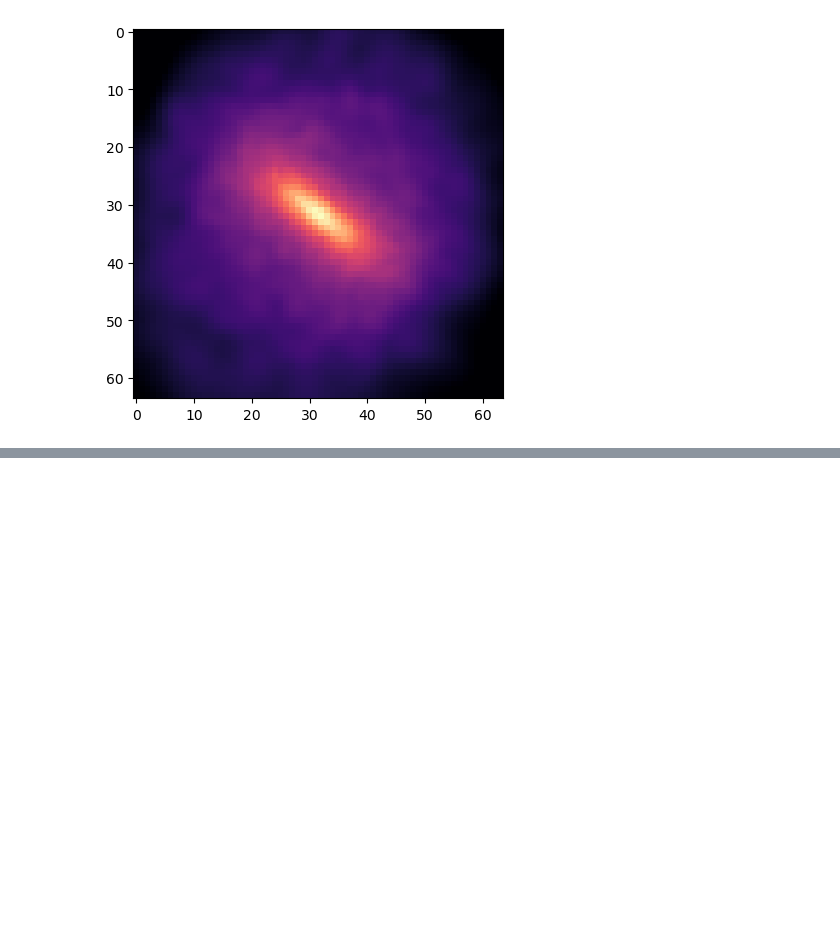
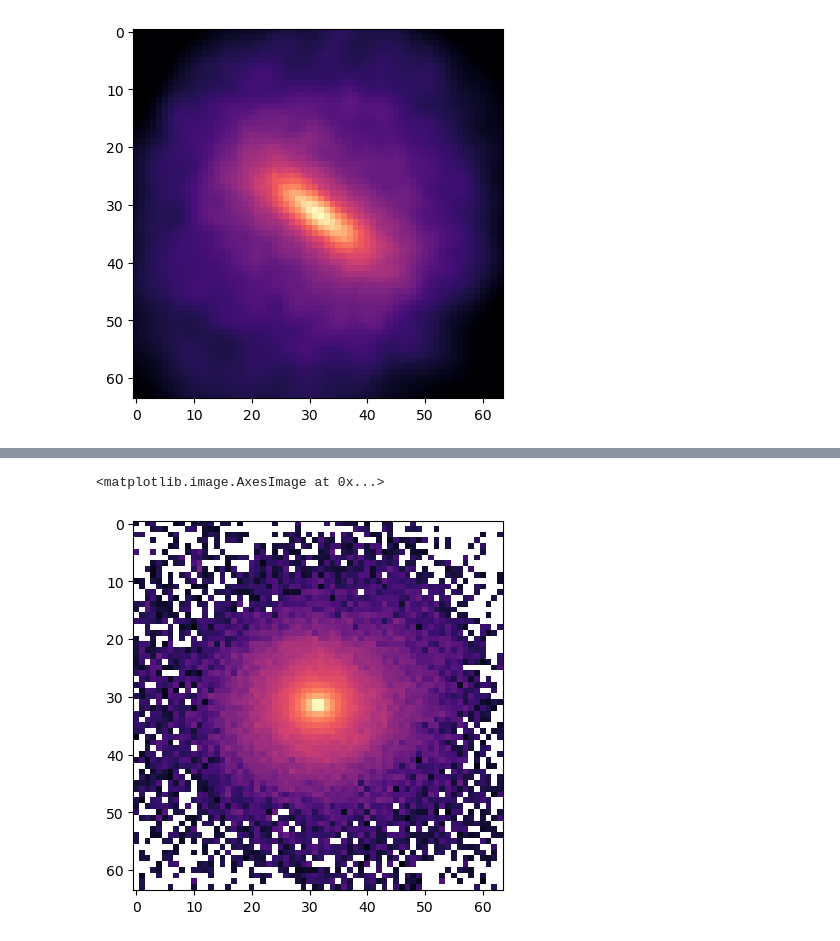
Before and after one commit to ufuk-cakir/MEGS, a Jupyter notebook: src/mypackage/data/code_test.ipynb, the cells around one changed output, grey strips where cells are left out. Saved outputs shown, nothing was run; the diff lists cells and outputs as text; code cells hidden in the pictures; blank space fills up the shorter version.

```diff
--- a/src/mypackage/data/code_test.ipynb
+++ b/src/mypackage/data/code_test.ipynb
@@ -64,0 +62,10 @@ from image_modules import image2D
+# %%
+masses = np.load("/export/home/ucakir/galaxy-morphology/experiments/masses.npy")
+# %%
+coords = np.load("/export/home/ucakir/galaxy-morphology/experiments/coords.npy")
+# %%
+hist = np.histogram2d(coords[:,0], coords[:,1], bins=64, weights=masses[g.real_star_mask], range = ((-10*g.halfmassrad, 10*g.halfmassrad), (-10*g.halfmassrad, 10*g.halfmassrad)))
+plt.imshow(np.log10(hist[0]), cmap="magma")
+# %% [output]
+<matplotlib.image.AxesImage at 0x...>
+[figure, added]
```
Also changed, not shown: parts of 23 cells of this notebook, 4 other files.
